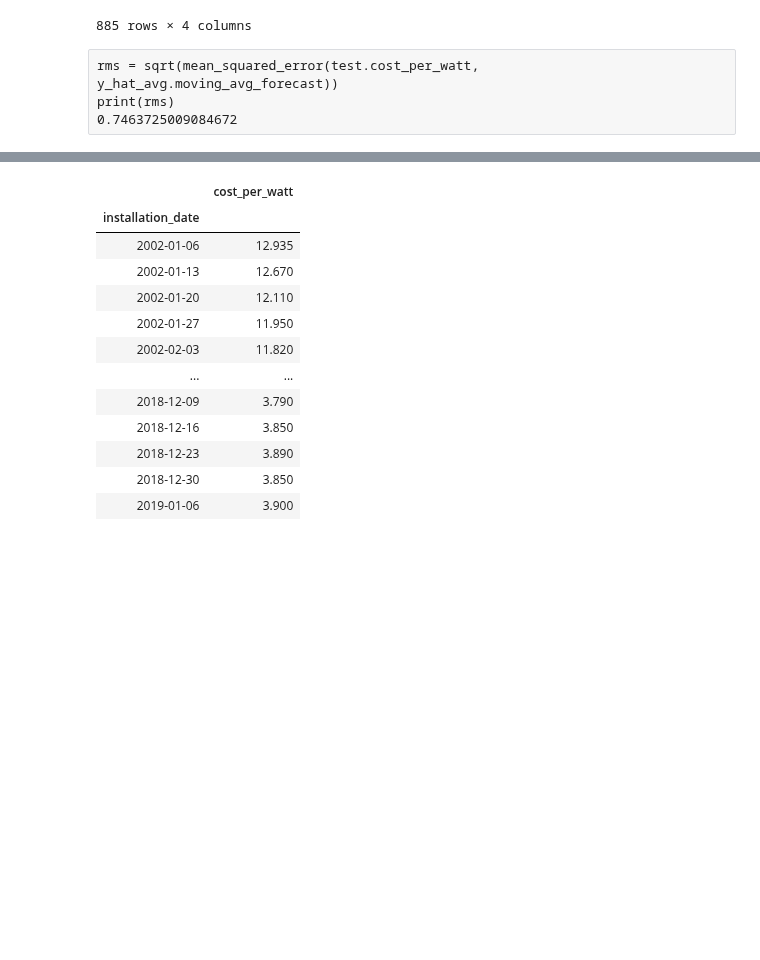
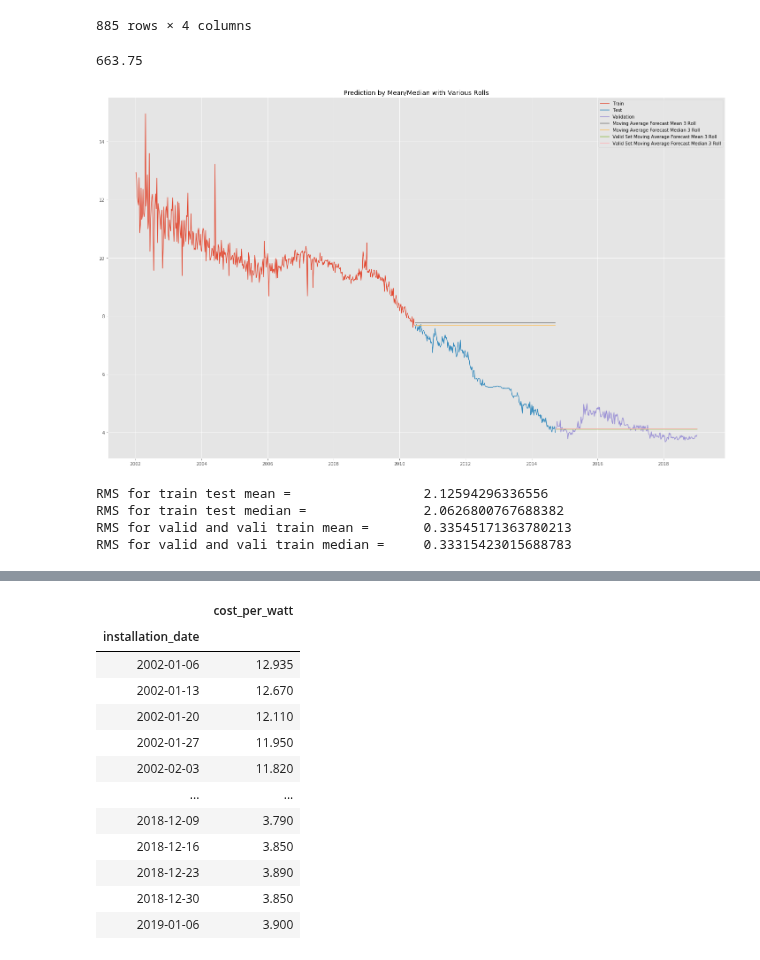
Before and after one commit to jrpaige/Solar, a Jupyter notebook: Test_Notebook.ipynb, the cells around one changed output, grey strips where cells are left out. Saved outputs shown, nothing was run; the diff lists cells and outputs as text; code cells hidden in the pictures; blank space fills up the shorter version.

```diff
--- a/Test_Notebook.ipynb
+++ b/Test_Notebook.ipynb
@@ -119,5 +171,45 @@ s_lagg
-# %% [raw]
-rms = sqrt(mean_squared_error(test.cost_per_watt, y_hat_avg.moving_avg_forecast))
-print(rms)
-0.7463725009084672
+# %%
+885 * .75
+# %% [output]
+663.75
+# %%
+train = syw[:442]
+test = syw[442:664]
+vali_train = syw[:664]
+vali = syw[664:]
+
+y_hat_avg = test.copy()
+y_hat_avg['moving_avg_forecast'] = train['cost_per_watt'].rolling(3).mean().iloc[-1]
+y_hat_avg['moving_avg_forecastmed'] = train['cost_per_watt'].rolling(3).median().iloc[-1]
+y_hat_avgv = vali.copy()
+y_hat_avgv['moving_avg_forecast'] = vali_train['cost_per_watt'].rolling(3).mean().iloc[-1]
+y_hat_avgv['moving_avg_forecastmed'] = vali_train['cost_per_watt'].rolling(3).median().iloc[-1]
+
+plt.figure(figsize=(25,15))
+plt.title('Prediction by Mean/Median with Various Rolls')
+plt.plot(train['cost_per_watt'], label='Train')
+plt.plot(test['cost_per_watt'], label='Test')
+plt.plot(vali['cost_per_watt'], label='Validation')
+plt.plot(y_hat_avg['moving_avg_forecast'], label='Moving Average Forecast Mean 3 Roll')
+plt.plot(y_hat_avg['moving_avg_forecastmed'], label='Moving Average Forecast Median 3 Roll')
+plt.plot(y_hat_avgv['moving_avg_forecast'], label='Valid Set Moving Average Forecast Mean 3 Roll')
+plt.plot(y_hat_avgv['moving_avg_forecastmed'], label='Valid Set Moving Average Forecast Median 3 Roll')
+
+plt.legend(loc='best')
+plt.show()
+
+rms = sqrt(mean_squared_error(test.cost_per_watt, y_hat_avg.moving_avg_forecast))
+rmsm = sqrt(mean_squared_error(test.cost_per_watt, y_hat_avg.moving_avg_forecastmed))
+print('RMS for train test mean =                ' , rms)
+print('RMS for train test median =              ' , rmsm)
+rmsv = sqrt(mean_squared_error(vali.cost_per_watt, y_hat_avgv.moving_avg_forecast))
+rmsvm = sqrt(mean_squared_error(vali.cost_per_watt, y_hat_avgv.moving_avg_forecastmed))
+print('RMS for valid and vali train mean =      ' , rmsv)
+print('RMS for valid and vali train median =    ' , rmsvm)
+# %% [output]
+[figure, added]
+RMS for train test mean =                 2.12594296336556
+RMS for train test median =               2.0626800767688382
+RMS for valid and vali train mean =       0.33545171363780213
+RMS for valid and vali train median =     0.33315423015688783
 # %%
```
Also changed, not shown: parts of 100 cells of this notebook, 2 other files.
